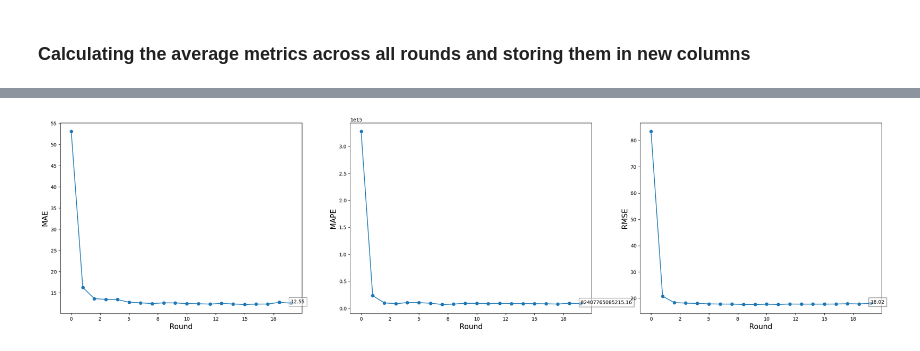
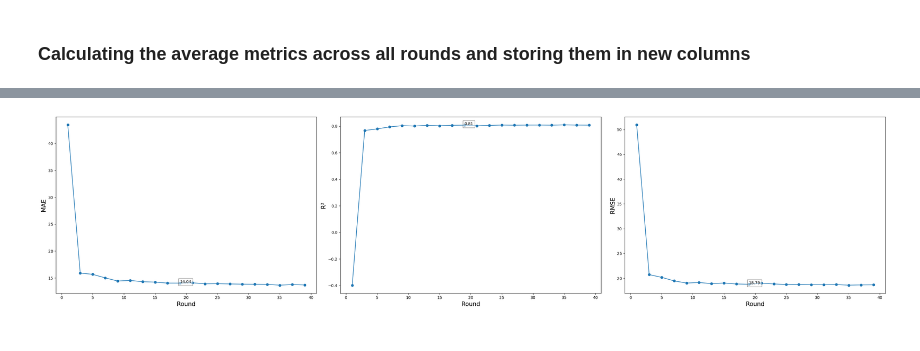
Before and after one commit to SarantisPapachrist/Diploma-Thesis, a Jupyter notebook: Turbofan_Jet_Engine/Federated_Learning/federated/federated_BasedOn_Eval_Metrics.ipynb, the cells around one changed output, grey strips where cells are left out. Cells and saved outputs as stored; diff of their text form; code cells hidden in the pictures.

```diff
--- a/Turbofan_Jet_Engine/Federated_Learning/federated/federated_BasedOn_Eval_Metrics.ipynb
+++ b/Turbofan_Jet_Engine/Federated_Learning/federated/federated_BasedOn_Eval_Metrics.ipynb
@@ -287,12 +396,14 @@ size of model:  184
 # %% [markdown]
 ### Calculating the average metrics across all rounds and storing them in new columns
 # %%
-global_stats_mae['A'] = (global_stats_mae['0'] + global_stats_mae['1'] + global_stats_mae['2'] + global_stats_mae['3'] +
-                         global_stats_mae['4'] + global_stats_mae['5'] + global_stats_mae['6'] + global_stats_mae['7'] +
-                         global_stats_mae['8'] + global_stats_mae['9']) / 10
-global_stats_mape['A'] = (global_stats_mape['0'] + global_stats_mape['1'] + global_stats_mape['2'] + global_stats_mape[
-    '3'] + global_stats_mape['4'] + global_stats_mape['5'] + global_stats_mape['6'] + global_stats_mape['7'] +
-                          global_stats_mape['8'] + global_stats_mape['9']) / 10
-global_stats_rmse['A'] = (global_stats_rmse['0'] + global_stats_rmse['1'] + global_stats_rmse['2'] + global_stats_rmse[
-    '3'] + global_stats_rmse['4'] + global_stats_rmse['5'] + global_stats_rmse['6'] + global_stats_rmse['7'] +
-                          global_stats_rmse['8'] + global_stats_rmse['9']) / 10
+global_stats_mae_3['A'] = (global_stats_mae_3['0'] + global_stats_mae_3['1'] + global_stats_mae_3['2'] + global_stats_mae_3['3'] +
+                         global_stats_mae_3['4'] + global_stats_mae_3['5'] + global_stats_mae_3['6'] + global_stats_mae_3['7'] +
+                         global_stats_mae_3['8'] + global_stats_mae_3['9'] + global_stats_mae_3['test']) / 11
+
+global_stats_r2_3['A'] = (global_stats_r2_3['0'] + global_stats_r2_3['1'] + global_stats_r2_3['2'] + global_stats_r2_3['3'] +
+                          global_stats_r2_3['4'] + global_stats_r2_3['5'] + global_stats_r2_3['6'] + global_stats_r2_3['7'] +
+                          global_stats_r2_3['8'] + global_stats_r2_3['9'] + global_stats_r2_3['test']) / 11
+
+global_stats_rmse_3['A'] = (global_stats_rmse_3['0'] + global_stats_rmse_3['1'] + global_stats_rmse_3['2'] + global_stats_rmse_3['3'] +
+                          global_stats_rmse_3['4'] + global_stats_rmse_3['5'] + global_stats_rmse_3['6'] + global_stats_rmse_3['7'] +
+                          global_stats_rmse_3['8'] + global_stats_rmse_3['9'] + global_stats_rmse_3['test']) / 11
@@ -299,29 +450,33 @@ global_stats_rmse['A'] = (global_stats_rmse['0'] + global_stats_rmse['1'] + glob
 # %%
-fig, (ax1, ax2, ax3) = pyplot.subplots(1, 3, figsize=(30, 7))
+fig, (ax1, ax2, ax3) = plt.subplots(1, 3, figsize=(30, 7))
 
 # Plot MAE
-ax1.plot(global_stats_mae['A'], label='train', marker='o')
+ax1.plot(global_stats_mae_3['A'], label='train', marker='o')
 ax1.set_ylabel('MAE', fontsize=15)
 ax1.set_xlabel('Round', fontsize=15)
 ax1.xaxis.set_major_formatter(FormatStrFormatter('%.0f'))
 
-# Plot MAPE
-ax2.plot(global_stats_mape['A'], label='train', marker='o')
-ax2.set_ylabel('MAPE', fontsize=15)
+# Plot R²
+ax2.plot(global_stats_r2_3['A'], label='train', marker='o')
+ax2.set_ylabel('R²', fontsize=15)
 ax2.set_xlabel('Round', fontsize=15)
 ax2.xaxis.set_major_formatter(FormatStrFormatter('%.0f'))
 
 # Plot RMSE
-ax3.plot(global_stats_rmse['A'], label='train', marker='o')
+ax3.plot(global_stats_rmse_3['A'], label='train', marker='o')
 ax3.set_ylabel('RMSE', fontsize=15)
 ax3.set_xlabel('Round', fontsize=15)
 ax3.xaxis.set_major_formatter(FormatStrFormatter('%.0f'))
 
+# Add text annotations for the last round values
+round_idx = len(global_stats_mae_3) - 1
+ax1.text(round_idx, global_stats_mae_3['A'][round_idx], f'{global_stats_mae_3["A"][round_idx]:.2f}', bbox=dict(facecolor='white', alpha=0.5, edgecolor='black'))
+ax2.text(round_idx, global_stats_r2_3['A'][round_idx], f'{global_stats_r2_3["A"][round_idx]:.2f}', bbox=dict(facecolor='white', alpha=0.5, edgecolor='black'))
+ax3.text(round_idx, global_stats_rmse_3['A'][round_idx], f'{global_stats_rmse_3["A"][round_idx]:.2f}', bbox=dict(facecolor='white', alpha=0.5, edgecolor='black'))
 
-ax1.text(19, global_stats_mae['A'][19], f'{global_stats_mae["A"][19]:.2f}', bbox=dict(facecolor='white', alpha=0.5, edgecolor='black'))
-ax2.text(19, global_stats_mape['A'][19], f'{global_stats_mape["A"][19]:.2f}', bbox=dict(facecolor='white', alpha=0.5, edgecolor='black'))
-ax3.text(19, global_stats_rmse['A'][19], f'{global_stats_rmse["A"][19]:.2f}', bbox=dict(facecolor='white', alpha=0.5, edgecolor='black'))
+plt.tight_layout()
+plt.show()
 
-pyplot.savefig(f'global-BasedOn_EvalMetrics_{EPOCHS}_{comms_round}.png', bbox_inches='tight', dpi=400)
+#pyplot.savefig(f'global-BasedOn_EvalMetrics_{EPOCHS}_{comms_round}.png', bbox_inches='tight', dpi=400)
 # %% [output]
-[figure, old version]
+[figure, new version]
```
Also changed, not shown: parts of 19 cells of this notebook, 17 other files.
